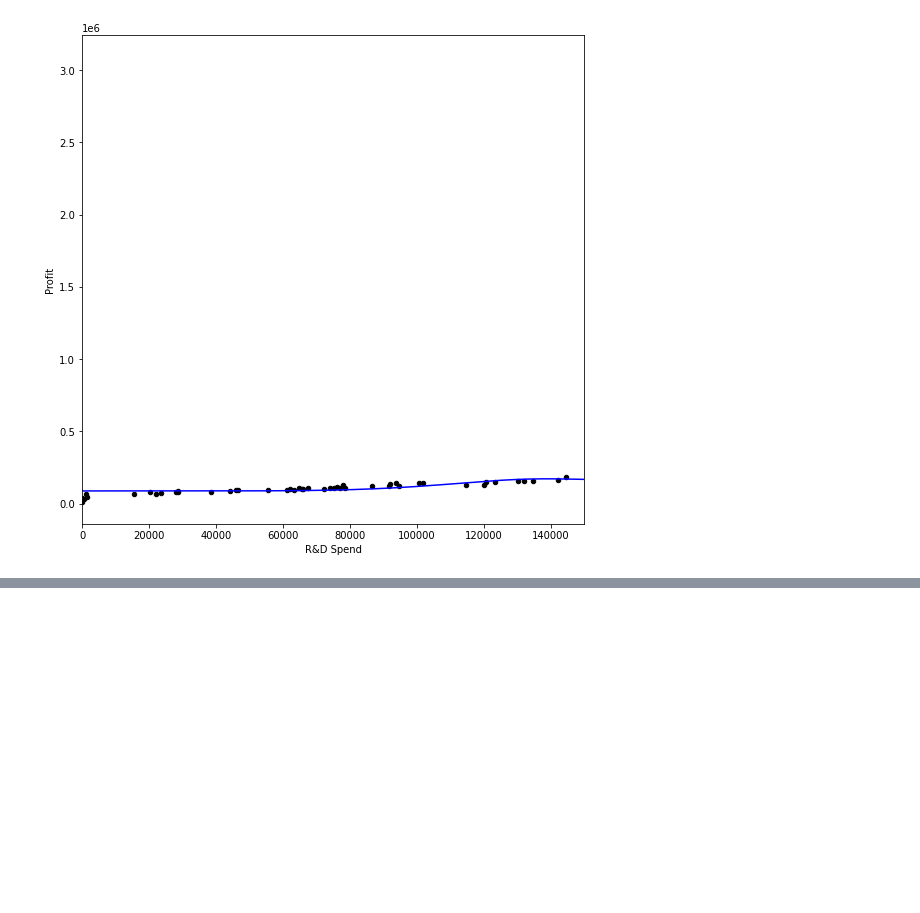
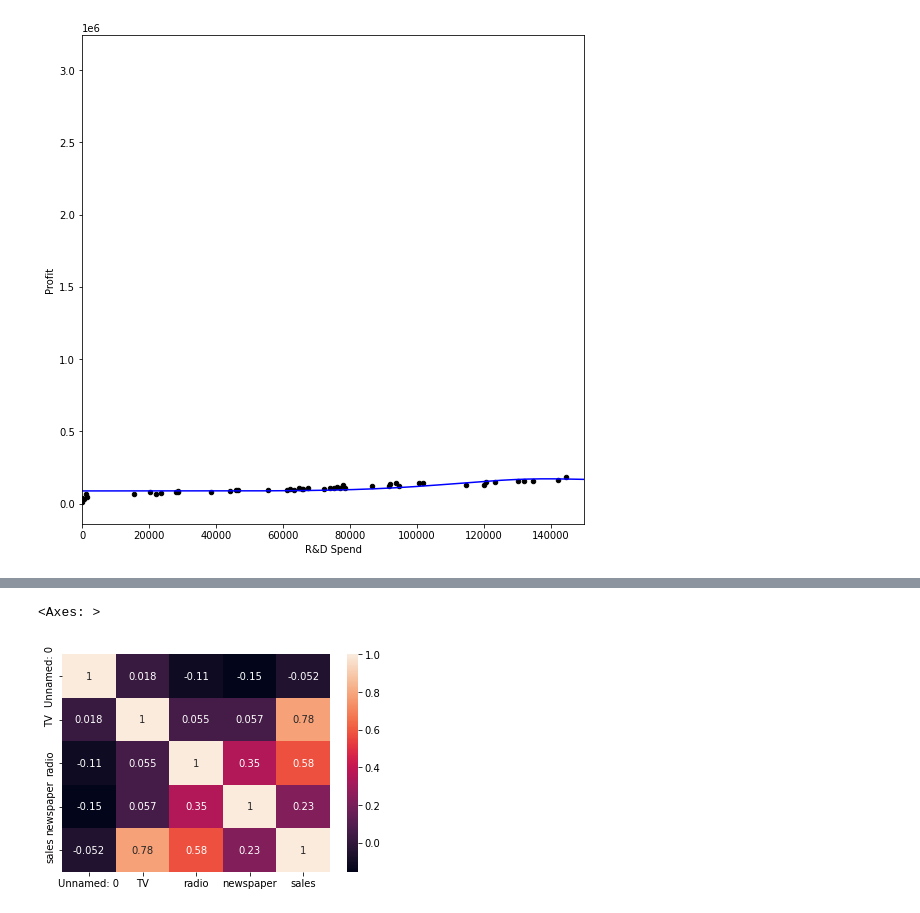
Before and after one commit to Steel3264/AI, a Jupyter notebook: AI_W7_17_03_23.ipynb, the cells around one changed output, grey strips where cells are left out. Drawn from its saved outputs; the diff is of its cells as text; code cells hidden in the pictures; blank space fills up the shorter version.

```diff
--- a/AI_W7_17_03_23.ipynb
+++ b/AI_W7_17_03_23.ipynb
@@ -263,0 +293,6 @@ plt.plot(range, y_pred, color = 'blue')
+# %%
+import seaborn as sns
+sns.heatmap(correlation, annot=True ) #màu càng đậm giá trị càng thấp
+# %% [output]
+<Axes: >
+[figure, added]
```
Also changed, not shown: parts of 9 cells of this notebook.
